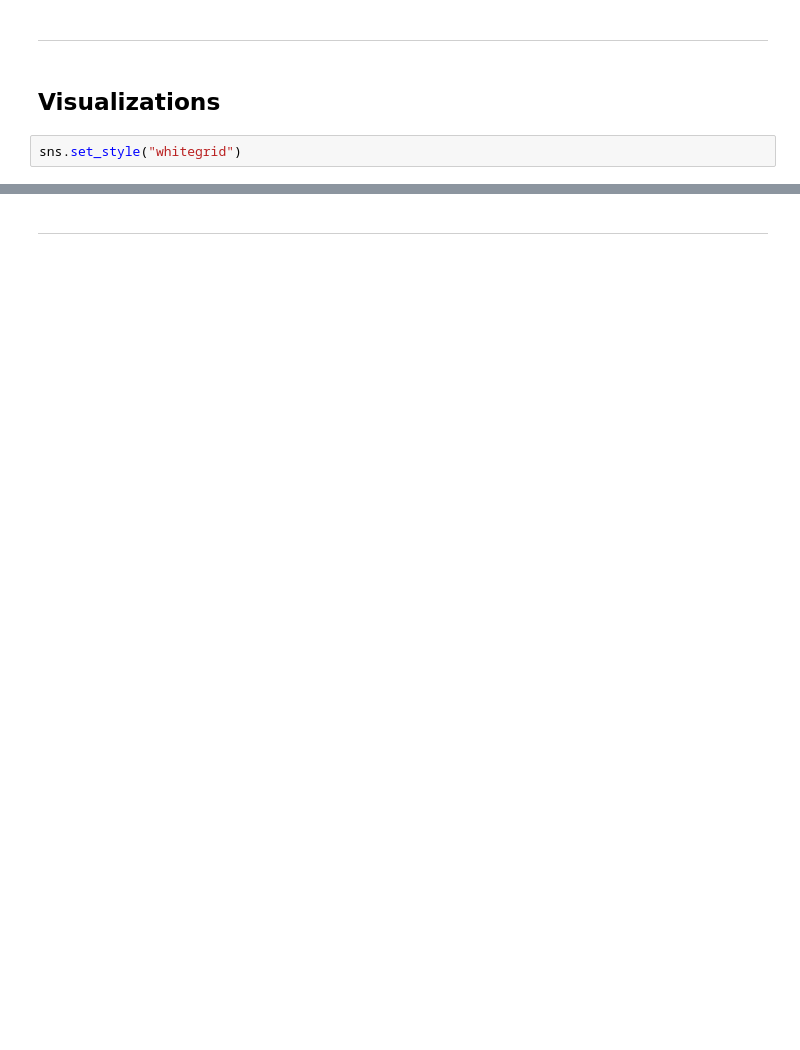
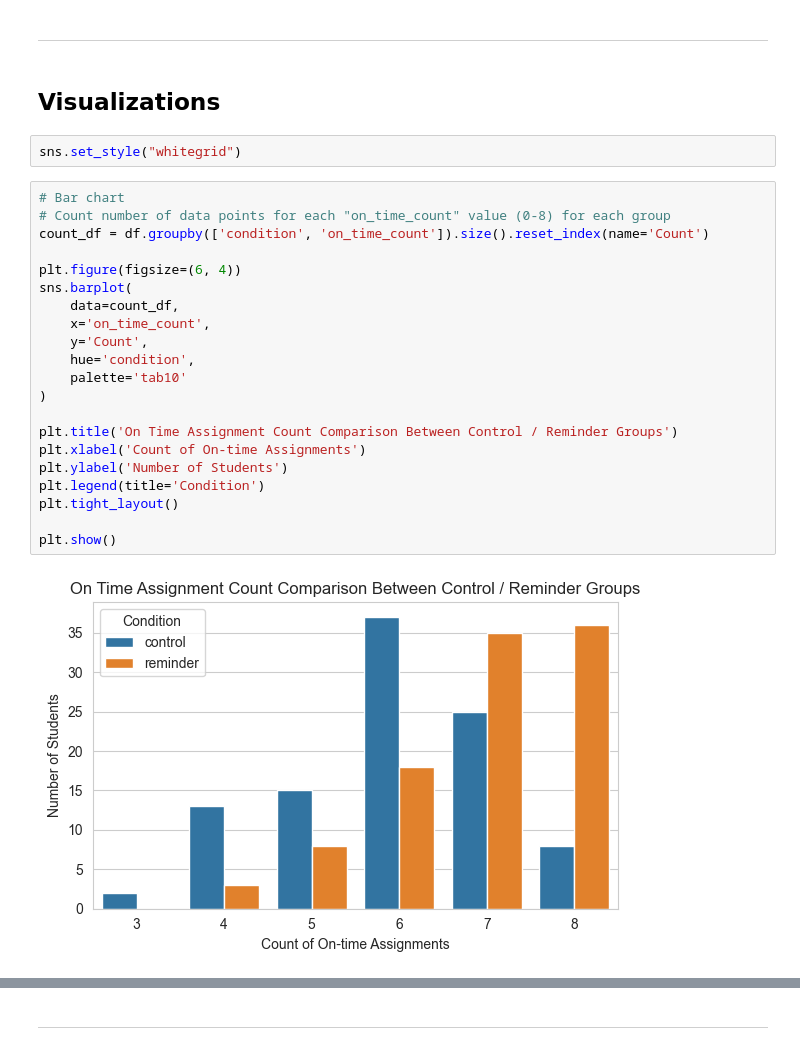
Before and after one commit to npisar/SI313-homework, a Jupyter notebook: module assignments/pisarczyk_Experiment Assignment_P3-4.ipynb, the cells around one changed output, grey strips where cells are left out. Drawn from its saved outputs; the diff is of its cells as text; blank space fills up the shorter version.

```diff
--- a/module assignments/pisarczyk_Experiment Assignment_P3-4.ipynb
+++ b/module assignments/pisarczyk_Experiment Assignment_P3-4.ipynb
@@ -180,7 +202,30 @@ Data Head:
 # %% [markdown]
 ---
 # %% [markdown]
-## Visualizations
+## **Visualizations**
 # %%
 sns.set_style("whitegrid")
+# %%
+# Bar chart
+# Count number of data points for each "on_time_count" value (0-8) for each group
+count_df = df.groupby(['condition', 'on_time_count']).size().reset_index(name='Count')
+
+plt.figure(figsize=(6, 4))
+sns.barplot(
+    data=count_df,
+    x='on_time_count',
+    y='Count',
+    hue='condition',
+    palette='tab10'
+)
+
+plt.title('On Time Assignment Count Comparison Between Control / Reminder Groups')
+plt.xlabel('Count of On-time Assignments')
+plt.ylabel('Number of Students')
+plt.legend(title='Condition')
+plt.tight_layout()
+
+plt.show()
+# %% [output]
+[figure, added]
 # %%
```
Also changed, not shown: parts of 20 cells of this notebook, 1 other file.
